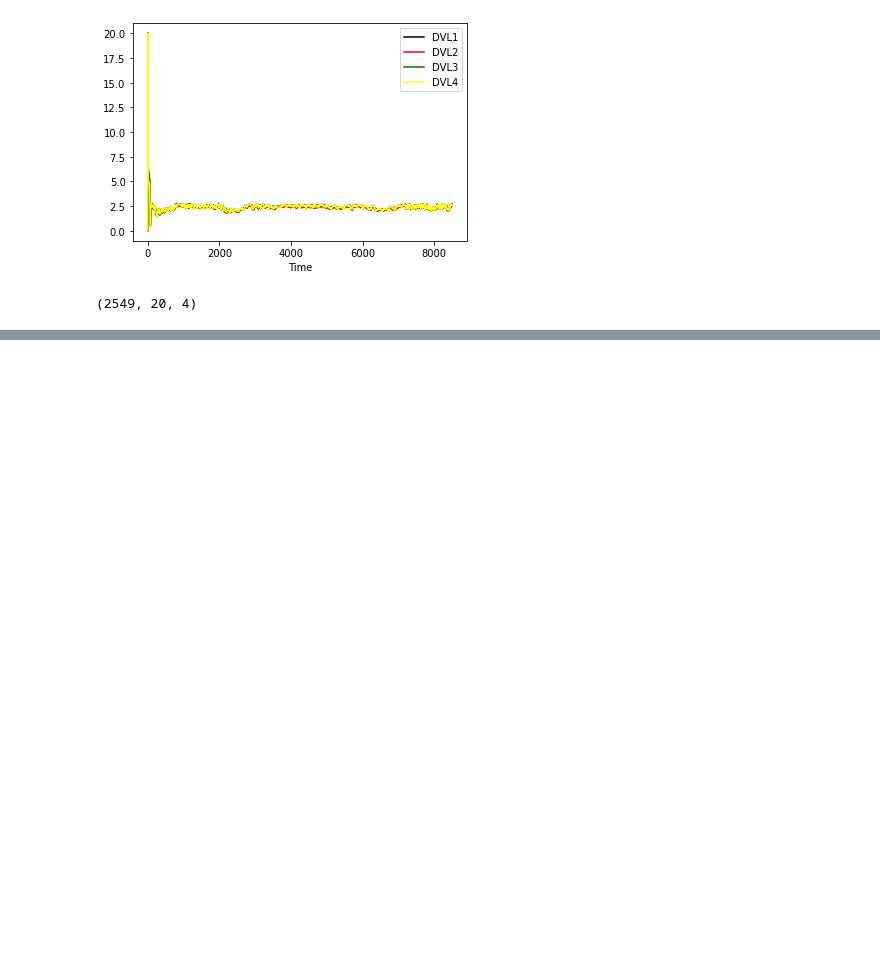
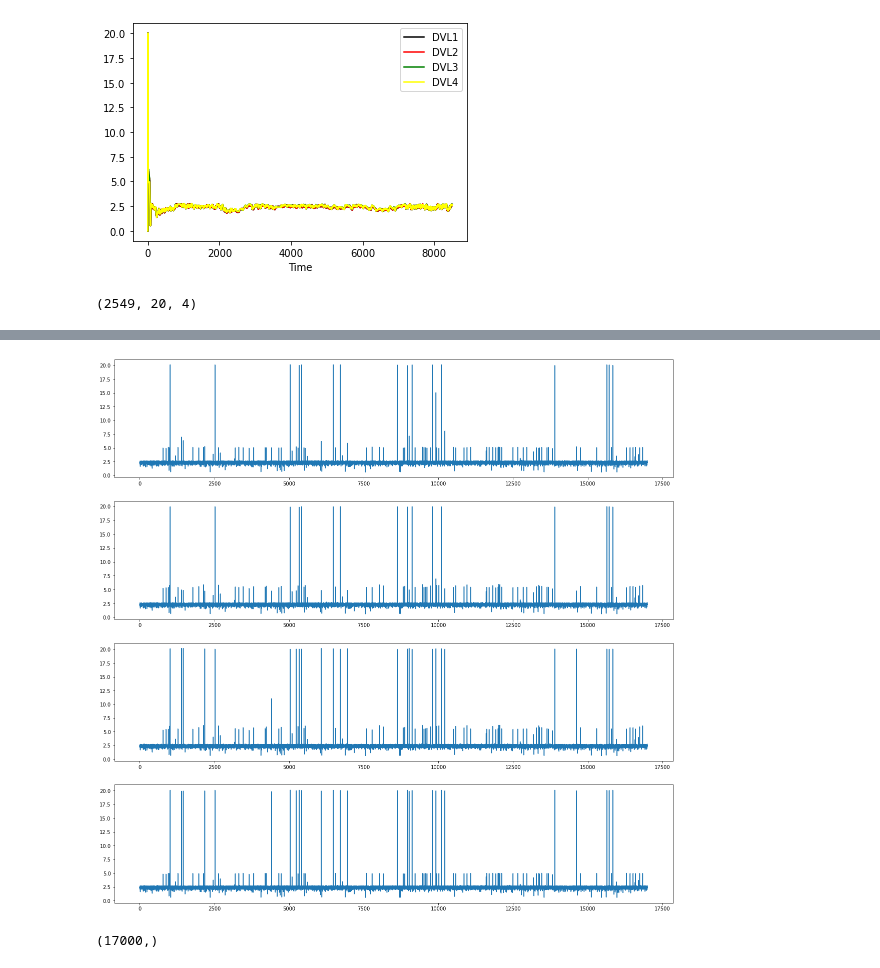
Before and after one commit to Waleed-Azam/1D-CNN, a Jupyter notebook: AutoEncoders_Master_Work.ipynb, the cells around one changed output, grey strips where cells are left out. Drawn from its saved outputs; the diff is of its cells as text; code cells hidden in the pictures; blank space fills up the shorter version.

```diff
--- a/AutoEncoders_Master_Work.ipynb
+++ b/AutoEncoders_Master_Work.ipynb
@@ -323,0 +377,2 @@ autoencoder.fit(X_train, y_train,
+# %%
+O= TestingDataPrediction
@@ -323,0 +391,2 @@ autoencoder.fit(X_train, y_train,
+# %%
+Prediction_X_test = geek.reshape(O,(O.shape[0]*O.shape[1],O.shape[2]))
@@ -333,0 +413,8 @@ for i in range(4):
+# %%
+
+t = np.arange(len(test_data))
+fig, axs = plt.subplots(4,1,squeeze=True,figsize=(20,20))
+for i in range(4):
+  axs[i].plot(t,Prediction_X_test[:,i])
+# %% [output]
+[figure, added]
@@ -333,0 +426,4 @@ for i in range(4):
+# %%
+Beam_1.shape
+# %% [output]
+(17000,)
```
Also changed, not shown: parts of 40 cells of this notebook.
